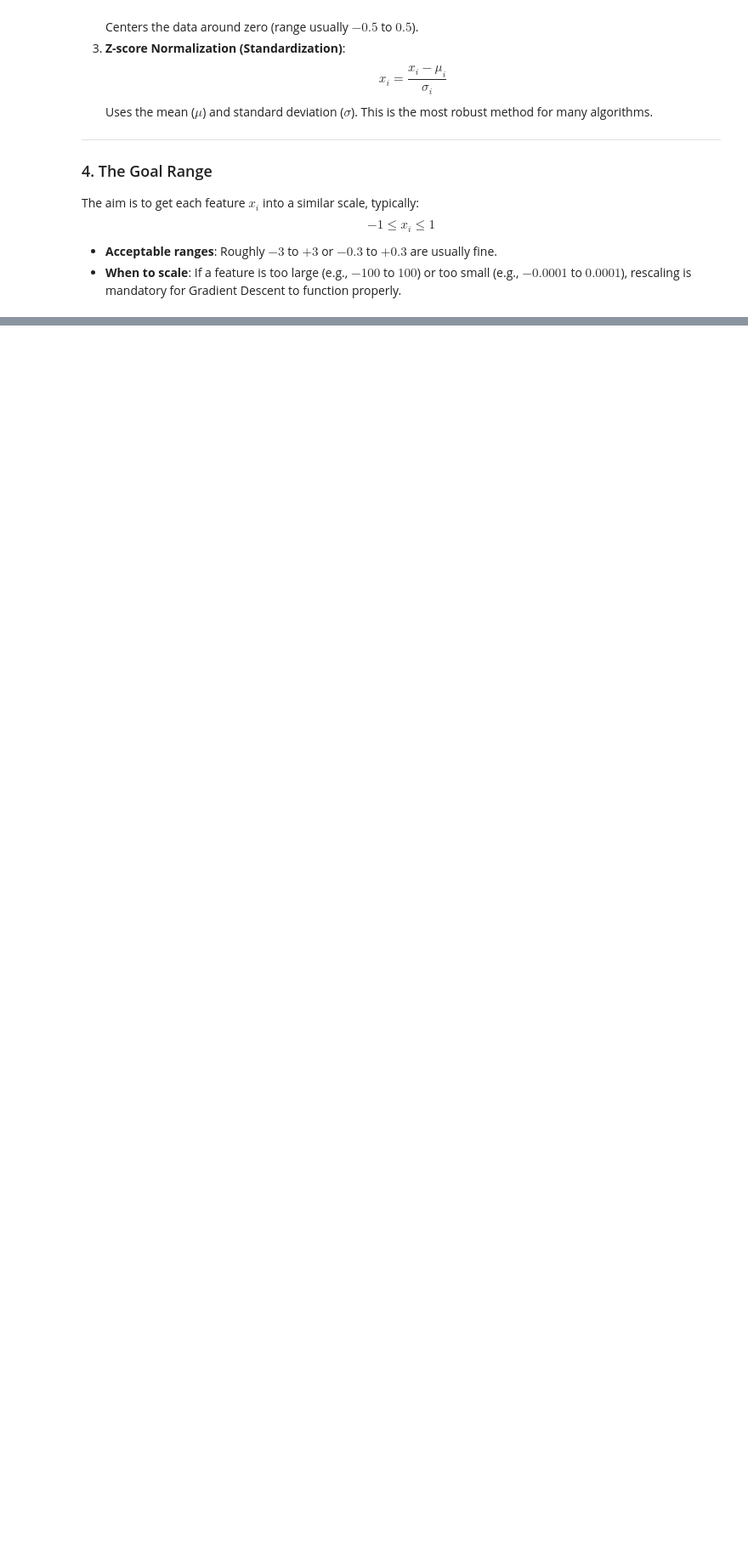
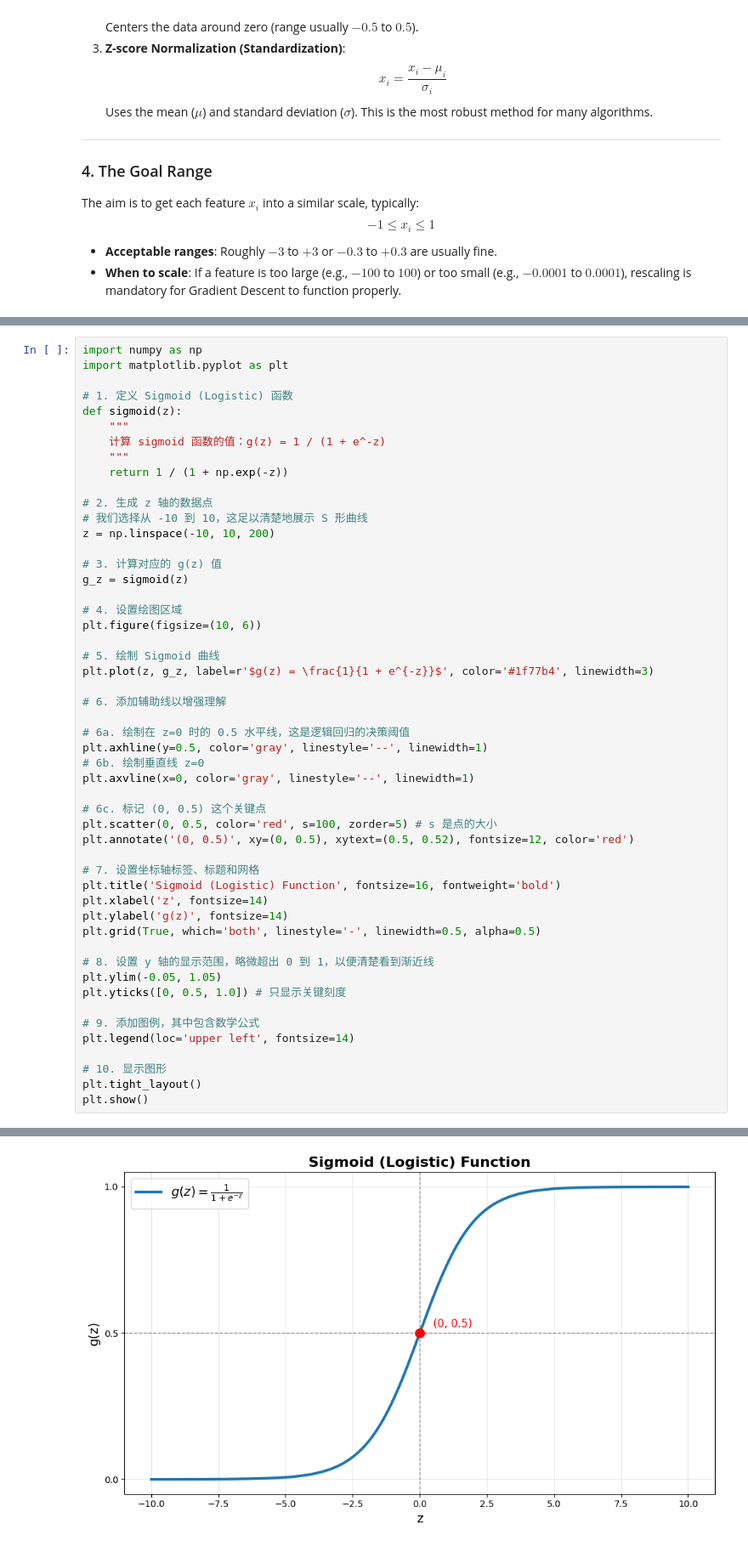
Before and after one commit to haosenhuo2006/python_learning, a Jupyter notebook: machine_learning.ipynb, the cells around one changed output, grey strips where cells are left out. Shown at 85% size. Drawn from its saved outputs; the diff is of its cells as text; blank space fills up the shorter version.

```diff
--- a/machine_learning.ipynb
+++ b/machine_learning.ipynb
@@ -263,0 +390,52 @@ $$-1 \le x_i \le 1$$
+# %%
+import numpy as np
+import matplotlib.pyplot as plt
+
+# 1. 定义 Sigmoid (Logistic) 函数
+def sigmoid(z):
+    """
+    计算 sigmoid 函数的值：g(z) = 1 / (1 + e^-z)
+    """
+    return 1 / (1 + np.exp(-z))
+
+# 2. 生成 z 轴的数据点
+# 我们选择从 -10 到 10，这足以清楚地展示 S 形曲线
+z = np.linspace(-10, 10, 200)
+
+# 3. 计算对应的 g(z) 值
+g_z = sigmoid(z)
+
+# 4. 设置绘图区域
+plt.figure(figsize=(10, 6))
+
+# 5. 绘制 Sigmoid 曲线
+plt.plot(z, g_z, label=r'$g(z) = \frac{1}{1 + e^{-z}}$', color='#1f77b4', linewidth=3)
+
+# 6. 添加辅助线以增强理解
+
+# 6a. 绘制在 z=0 时的 0.5 水平线，这是逻辑回归的决策阈值
+plt.axhline(y=0.5, color='gray', linestyle='--', linewidth=1)
+# 6b. 绘制垂直线 z=0
+plt.axvline(x=0, color='gray', linestyle='--', linewidth=1)
+
+# 6c. 标记 (0, 0.5) 这个关键点
+plt.scatter(0, 0.5, color='red', s=100, zorder=5) # s 是点的大小
+plt.annotate('(0, 0.5)', xy=(0, 0.5), xytext=(0.5, 0.52), fontsize=12, color='red')
+
+# 7. 设置坐标轴标签、标题和网格
+plt.title('Sigmoid (Logistic) Function', fontsize=16, fontweight='bold')
+plt.xlabel('z', fontsize=14)
+plt.ylabel('g(z)', fontsize=14)
+plt.grid(True, which='both', linestyle='-', linewidth=0.5, alpha=0.5)
+
+# 8. 设置 y 轴的显示范围，略微超出 0 到 1，以便清楚看到渐近线
+plt.ylim(-0.05, 1.05)
+plt.yticks([0, 0.5, 1.0]) # 只显示关键刻度
+
+# 9. 添加图例，其中包含数学公式
+plt.legend(loc='upper left', fontsize=14)
+
+# 10. 显示图形
+plt.tight_layout()
+plt.show()
+# %% [output]
@@ -263,0 +443 @@ $$-1 \le x_i \le 1$$
+[figure, added]
```
Also changed, not shown: parts of 4 cells of this notebook, 2 other files.
